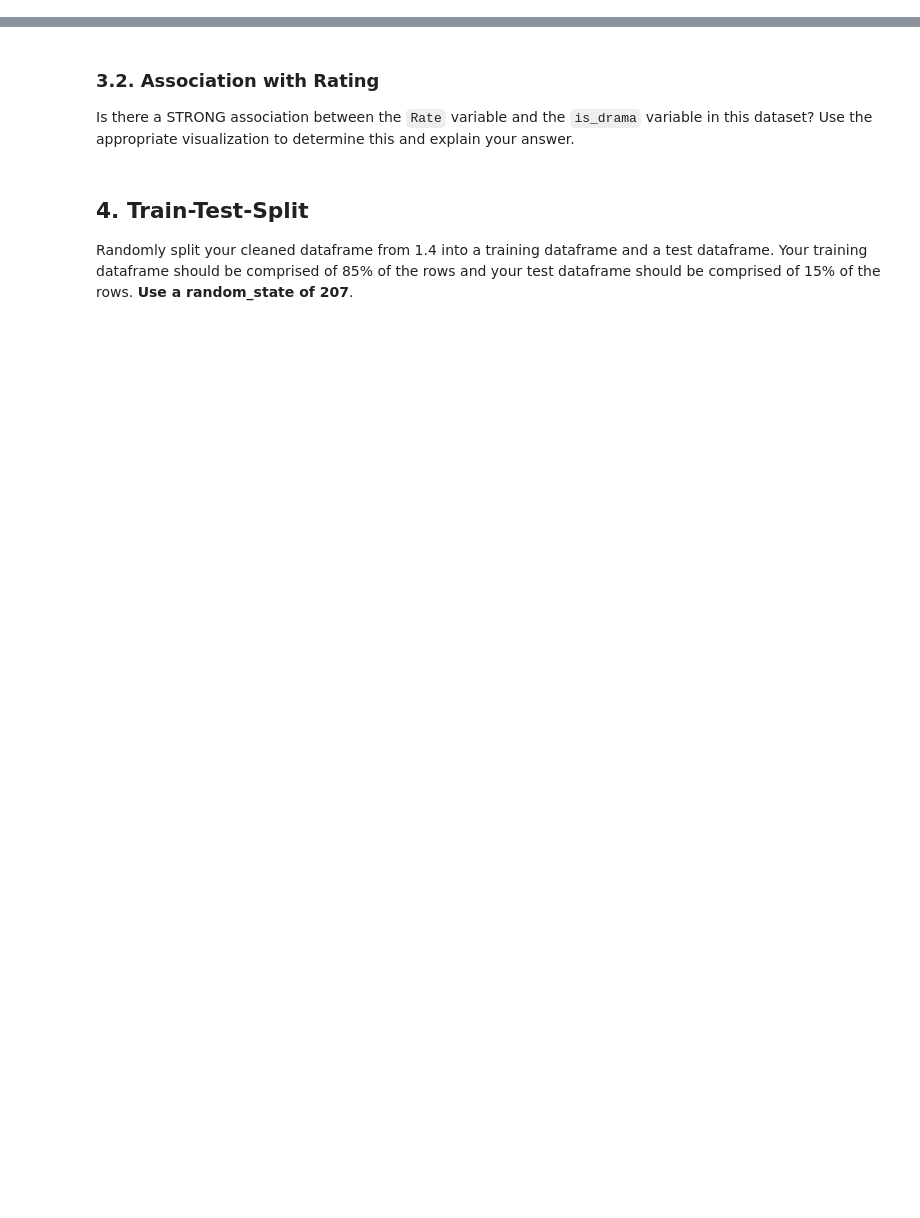
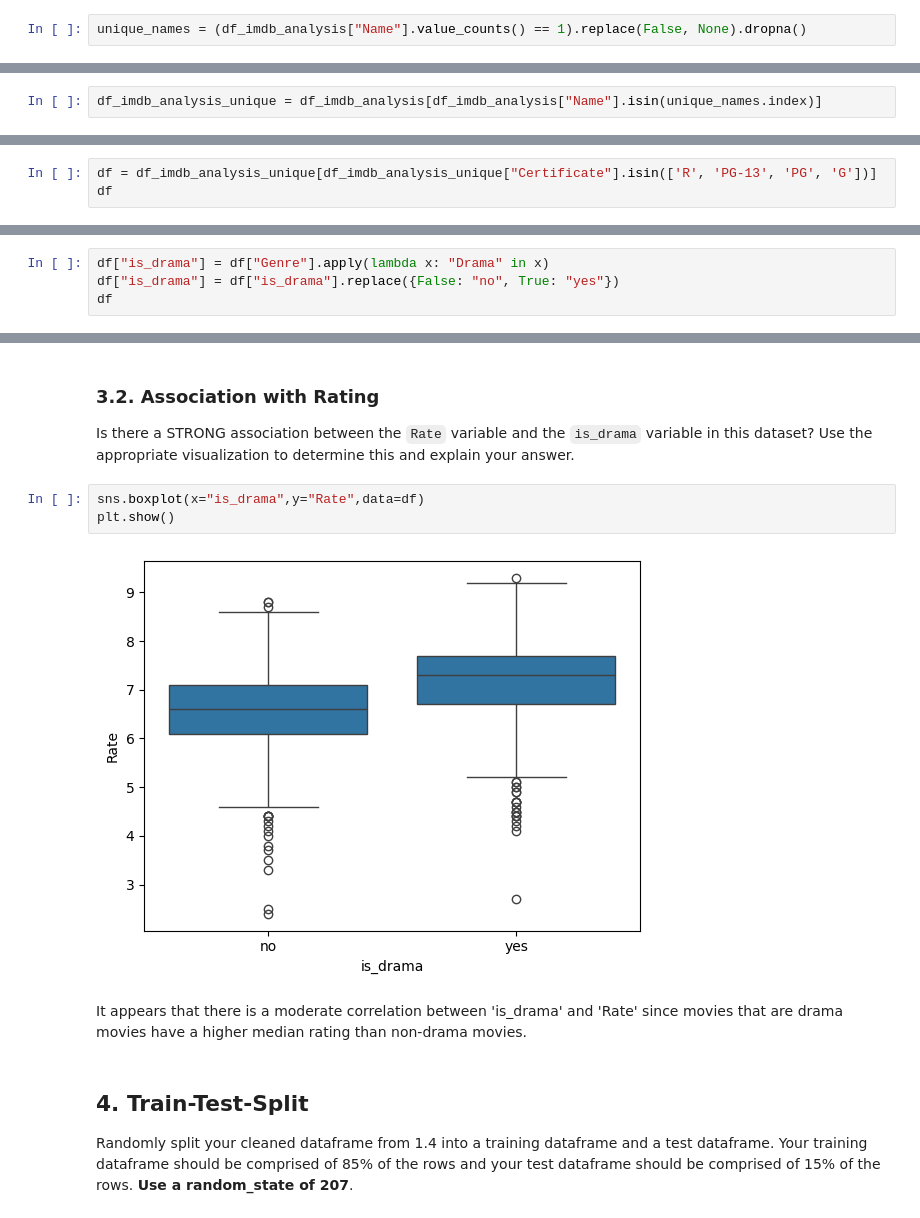
Before and after one commit to ryguy2k4/stat207, a Jupyter notebook: lab_04/lab_04_individual.ipynb, the cells around one changed output, grey strips where cells are left out. Cells and saved outputs as stored; diff of their text form; blank space fills up the shorter version.

```diff
--- a/lab_04/lab_04_individual.ipynb
+++ b/lab_04/lab_04_individual.ipynb
@@ -149,9 +174,13 @@ We will fit multiple possible linear regression models and evaluate which of the
 #### 1.3.1. List of Non-Duplicated Movie Names
 
 As we saw in the group assignment, there are rows in this dataframe that have the same movie name. To make things easier for our analysis, let's create a list of all movie `Names` in this dataframe that have ONLY ONE ROW in the dataset that corresponds to it.
+# %%
+unique_names = (df_imdb_analysis["Name"].value_counts() == 1).replace(False, None).dropna()
 # %% [markdown]
 #### 1.3.2. Dropping Movies with Duplicate Names
 
 Finally, use this `Name` list from 1.3.1 to drop all rows that correspond to a `Name` that had more than one row assigned to it. (Or in other words drop the movies that we considered "duplicates").
 
 How many additional rows did you drop?
+# %%
+df_imdb_analysis_unique = df_imdb_analysis[df_imdb_analysis["Name"].isin(unique_names.index)]
@@ -159,3 +192,6 @@ How many additional rows did you drop?
 ### 1.4. Keeping the Most Common Certificates
 
 Finally, let's keep only the movies that correspond to the most "well known" content ratings: 'R', 'PG-13', 'PG', 'G'.
+# %%
+df = df_imdb_analysis_unique[df_imdb_analysis_unique["Certificate"].isin(['R', 'PG-13', 'PG', 'G'])]
+df
@@ -189,3 +291,7 @@ Let's create another explanatory variable to use in some of our linear regressio
 ### 3.1. Creating is_drama Variable
 
 Create a new variable in your dataframe from 1.4 that indicates whether or not `Drama` is one of the genres listed in the `Genre` column. If 'Drama' is included, your variable should say 'yes'. If not, it should say 'no'.
+# %%
+df["is_drama"] = df["Genre"].apply(lambda x: "Drama" in x)
+df["is_drama"] = df["is_drama"].replace({False: "no", True: "yes"})
+df
@@ -193,6 +323,13 @@ Create a new variable in your dataframe from 1.4 that indicates whether or not `
 ### 3.2. Association with Rating
 
 Is there a STRONG association between the `Rate` variable and the `is_drama` variable in this dataset? Use the appropriate visualization to determine this and explain your answer.
+# %%
+sns.boxplot(x="is_drama",y="Rate",data=df)
+plt.show()
+# %% [output]
+[figure, added]
+# %% [markdown]
+It appears that there is a moderate correlation between 'is_drama' and 'Rate' since movies that are drama movies have a higher median rating than non-drama movies.
 # %% [markdown]
 ## 4. Train-Test-Split
 
```
Also changed, not shown: parts of 28 cells of this notebook.
